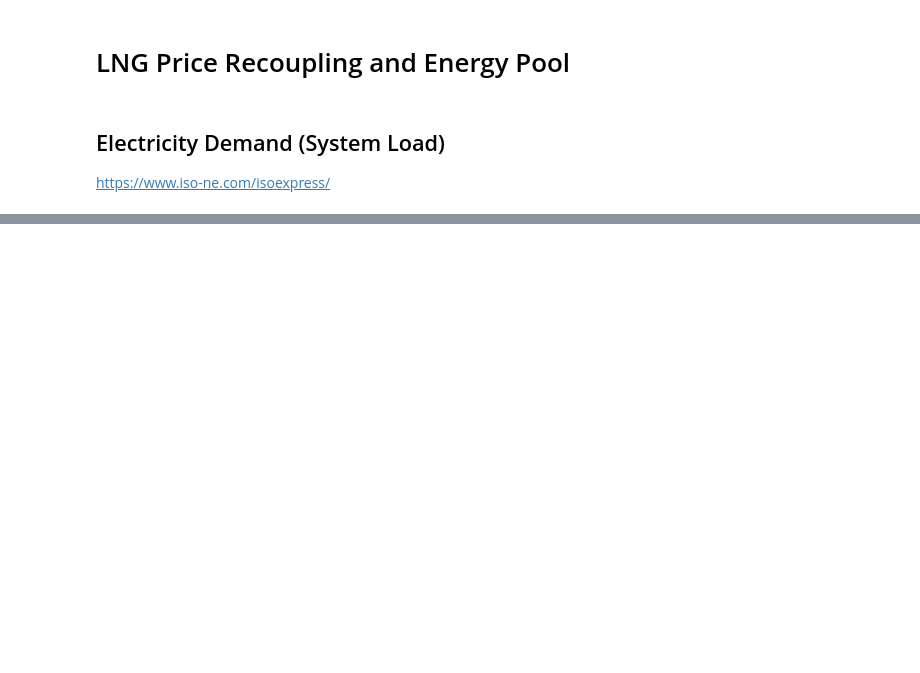
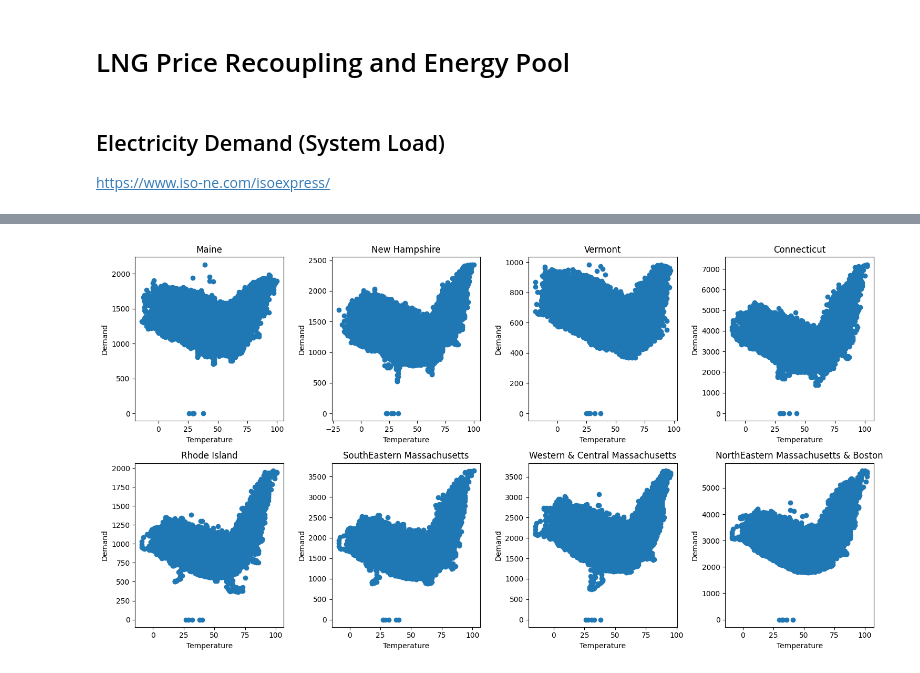
Before and after one commit to kevivuu/ECON323-project, a Jupyter notebook: Final Project.ipynb, the cells around one changed output, grey strips where cells are left out. Saved outputs shown, nothing was run; the diff lists cells and outputs as text; code cells hidden in the pictures; blank space fills up the shorter version.

```diff
--- a/Final Project.ipynb
+++ b/Final Project.ipynb
@@ -24,0 +18,28 @@ elec_demand.head()
+# %%
+for year in range(2011, 2018):
+    path = f"data/{year}_smd_hourly.xls"
+    if year >= 2016:
+        for i, state in enumerate(states):
+            state_df = pd.read_excel(path, sheet_name = state)
+            state_df = state_df[['Date', 'Hr_End', 'RT_Demand', 'Dry_Bulb']]
+            state_df = state_df.rename(columns = {'Hr_End' : 'Hour', 'RT_Demand' : 'Demand', 'Dry_Bulb' : 'Temperature'})
+            state_df['Date'] = pd.to_datetime(state_df['Date'], format = 'dd-bb-yy')
+
+            state_dfs[i] = pd.concat([state_dfs[i], state_df], ignore_index = True)
+    else:
+        for i, state in enumerate(states):
+            state_df = pd.read_excel(path, sheet_name = state)
+            state_df = state_df[['Date', 'Hour', 'DEMAND', 'DryBulb']]
+            state_df = state_df.rename(columns = {'DEMAND' : 'Demand', 'DryBulb' : 'Temperature'})
+            state_df['Date'] = pd.to_datetime(state_df['Date'], format = 'dd/mm/yy')
+
+            state_dfs[i] = pd.concat([state_dfs[i], state_df], ignore_index = True)
+# %%
+state_names = ['isone_ca', 'me', 'nh', 'vt', 'ct', 'ri', 'sema', 'wcma', 'nema']
+
+state_names_full = ['ISO-NE Control Area', 'Maine', 'New Hampshire', 'Vermont',
+                    'Connecticut', 'Rhode Island', 'SouthEastern Massachusetts',
+                    'Western & Central Massachusetts', 'NorthEastern Massachusetts & Boston']
+# %%
+for i, name in enumerate(state_names):
+    globals()[name] = state_dfs[i]
@@ -24,0 +51,19 @@ elec_demand.head()
+# %%
+# Assuming `state_dfs` is a list of 8 DataFrames and `state_names` is a list of 8 titles
+fig, axes = plt.subplots(2, 4, figsize=(15, 8))  # Creates a 2x4 grid of subplots
+
+# Flatten the axes array for easy iteration
+axes = axes.flatten()
+
+# Loop through each DataFrame and corresponding title
+for i, (df, name) in enumerate(zip(state_dfs[1:], state_names_full[1:])):
+    axes[i].scatter(df['Temperature'], df['Demand'])
+    axes[i].set_title(name)
+    axes[i].set_ylabel('Demand')
+    axes[i].set_xlabel('Temperature')
+
+# Adjust layout to prevent overlap
+plt.tight_layout()
+plt.show()
+# %% [output]
+[figure, added]
```
Also changed, not shown: parts of 3 cells of this notebook, 10 other files.
